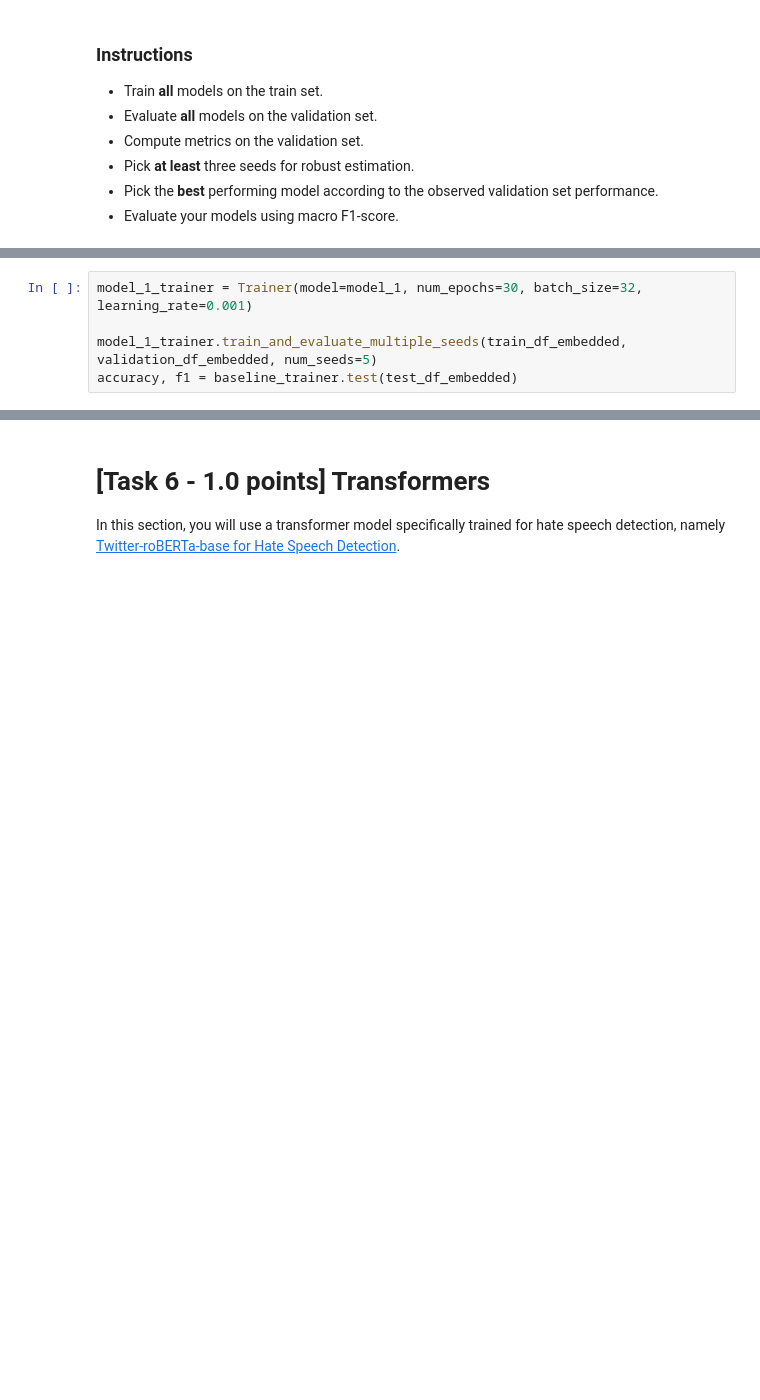
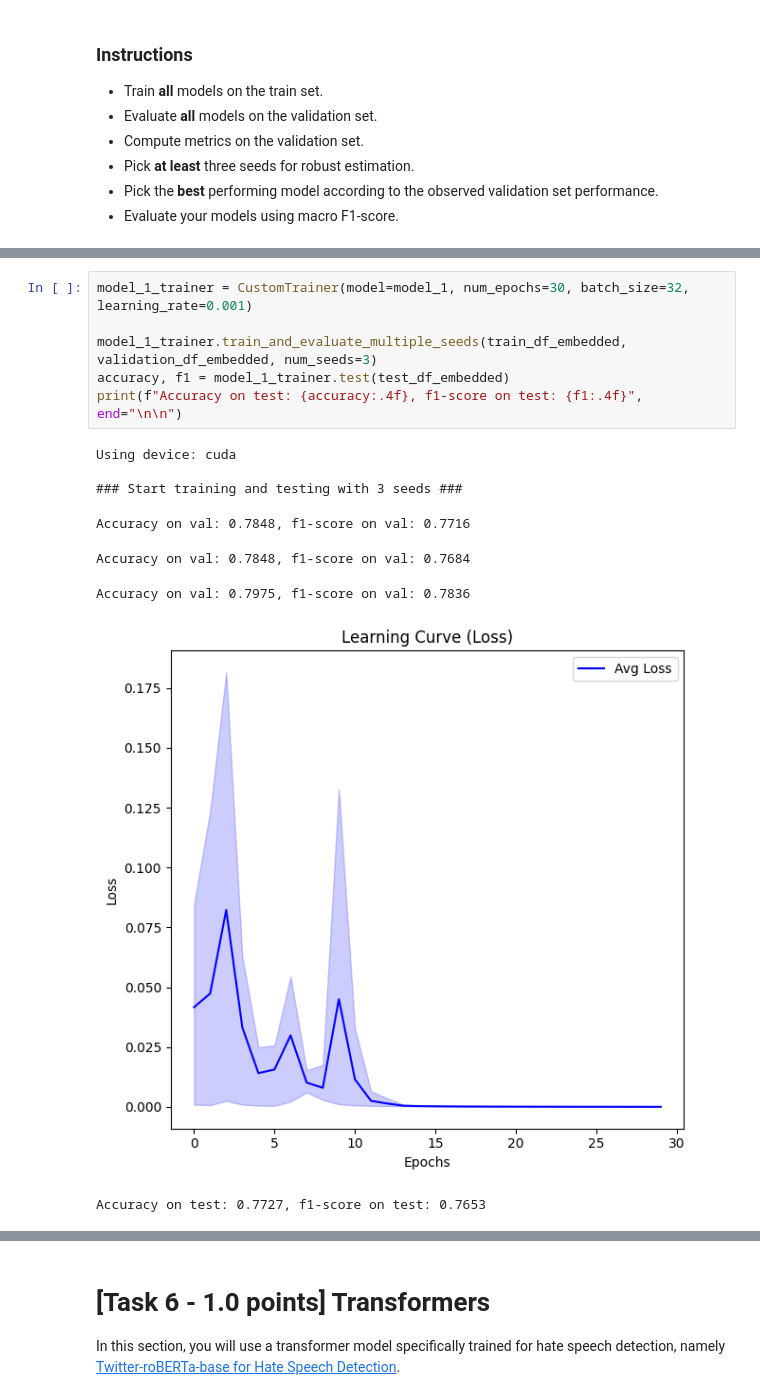
Before and after one commit to tancredibosi/nlp-assignments, a Jupyter notebook: Assignment1_2425.ipynb, the cells around one changed output, grey strips where cells are left out. Saved outputs shown, nothing was run; the diff lists cells and outputs as text; blank space fills up the shorter version.

```diff
--- a/Assignment1_2425.ipynb
+++ b/Assignment1_2425.ipynb
@@ -719,8 +709,18 @@ Accuracy on test: 0.4476, f1-score on test: 0.3247
 # %%
-model_1_trainer = Trainer(model=model_1, num_epochs=30, batch_size=32, learning_rate=0.001)
+model_1_trainer = CustomTrainer(model=model_1, num_epochs=30, batch_size=32, learning_rate=0.001)
 
-model_1_trainer.train_and_evaluate_multiple_seeds(train_df_embedded, validation_df_embedded, num_seeds=5)
-accuracy, f1 = baseline_trainer.test(test_df_embedded)
+model_1_trainer.train_and_evaluate_multiple_seeds(train_df_embedded, validation_df_embedded, num_seeds=3)
+accuracy, f1 = model_1_trainer.test(test_df_embedded)
+print(f"Accuracy on test: {accuracy:.4f}, f1-score on test: {f1:.4f}", end="\n\n")
+# %% [output]
+Using device: cuda
+
+### Start training and testing with 3 seeds ###
+Accuracy on val: 0.7848, f1-score on val: 0.7716
+Accuracy on val: 0.7848, f1-score on val: 0.7684
+Accuracy on val: 0.7975, f1-score on val: 0.7836
+[figure, added]
+Accuracy on test: 0.7727, f1-score on test: 0.7653
 # %%
 print(train_df_embedded['tweet'].iloc[0])
 print(train_df_embedded['tweet'].iloc[1])
```
Also changed, not shown: parts of 20 cells of this notebook.
